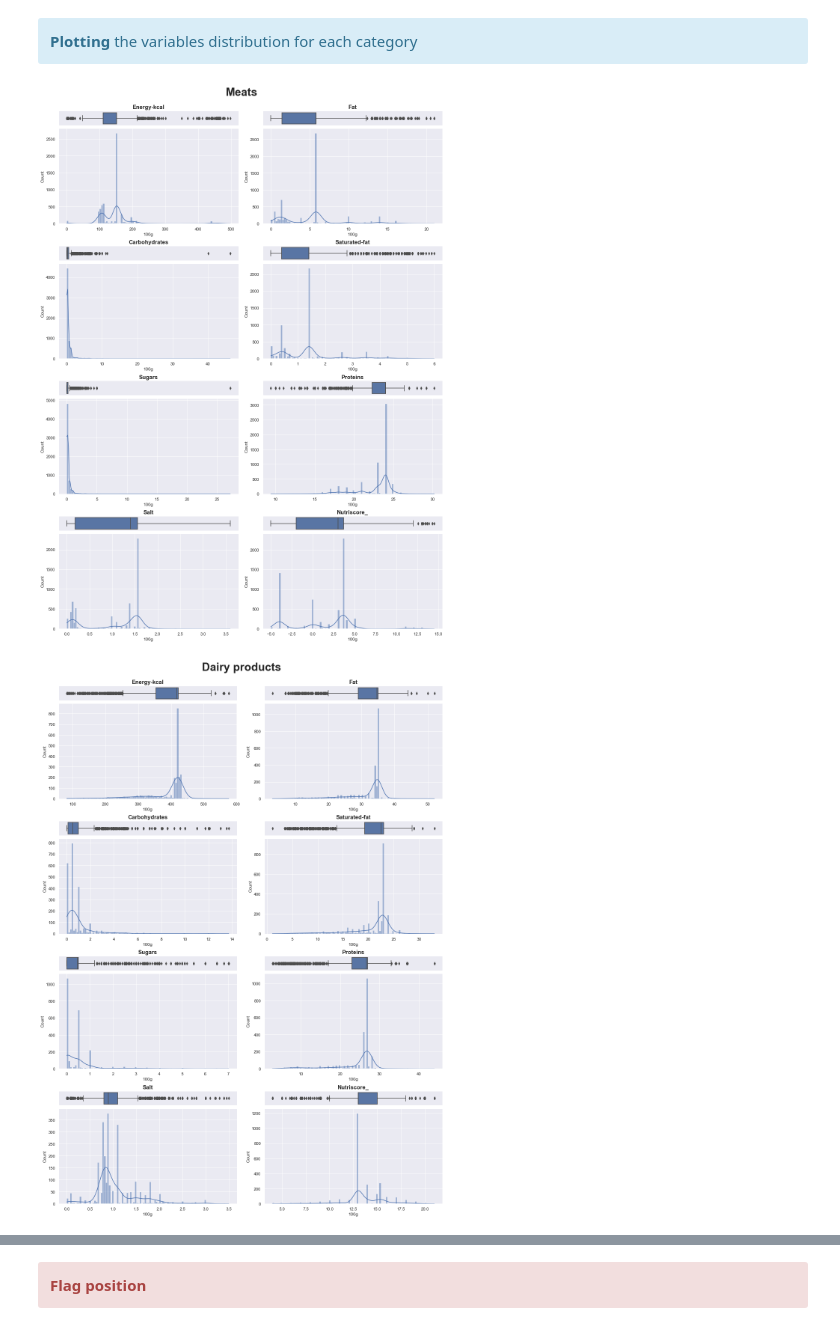
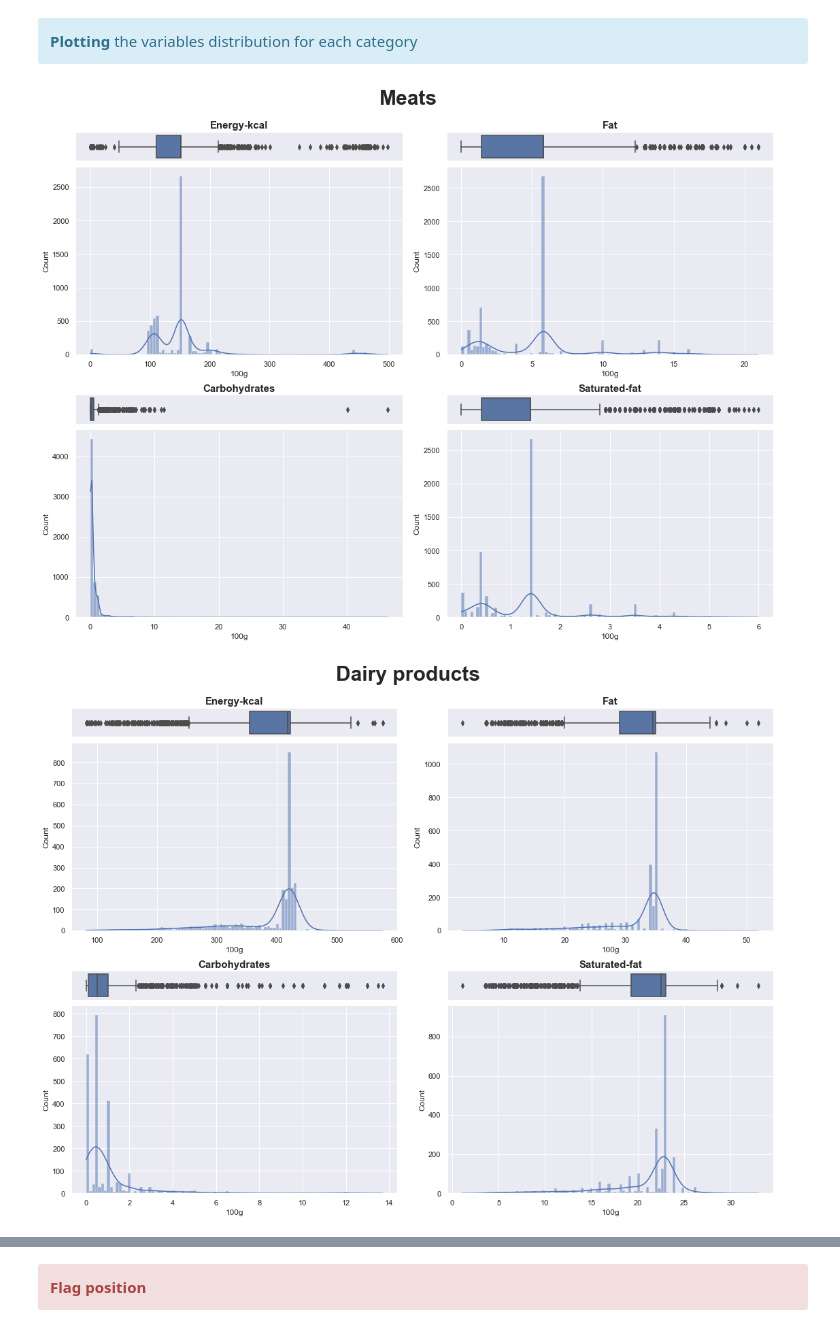
Before and after one commit to samirhinojosa/OC-P3-design-application-public-health, a Jupyter notebook: analysis_notebook.ipynb, the cells around one changed output, grey strips where cells are left out. Cells and saved outputs as stored; diff of their text form; code cells hidden in the pictures.

```diff
--- a/analysis_notebook.ipynb
+++ b/analysis_notebook.ipynb
@@ -330,7 +392,7 @@ Name: code, dtype: int64
     Filtering the dataset based on the <b>3 categories</b> selected
 </div>
 # %%
-df_subset = df_nutri_score[df_nutri_score["renamed_category"].isin(["Meats", "Dairy products", "Snacks"])].copy()
+df_subset = df_products[df_products["renamed_category"].isin(["Meats", "Dairy products", "Snacks"])].copy()
 # %%
 df_subset.shape
 # %% [output]
@@ -395,39 +422,38 @@ for category in df_subset["renamed_category"].unique():
     # to cycle through the columns
     col_boxplot, col_histplot = 0, 0
 
-    for i in range(8):
+    for i in range(4):
 
         for j in range(2):
 
             if i % 2 == 0:
 
                 if col_boxplot > len(NUMERIC_COLS_APP) - 1:
                     break
 
                 ax_box = fig.add_subplot(spec[i, j])
                 boxplot = sns.boxplot(data=df_temp_by_cat, x=NUMERIC_COLS_APP[col_boxplot], ax=ax_box)
 
                 # Remove x axis name for the boxplot
                 ax_box.set(xlabel="", xticks=[])
                 ax_box.set(yticks=[])
 
                 boxplot.set_title(NUMERIC_COLS_APP[col_boxplot][0:-5].capitalize(), fontdict={ "fontsize": 15, "fontweight": "bold" })
 
                 col_boxplot += 1
 
             elif i % 2 != 0:
 
                 if col_histplot > len(NUMERIC_COLS_APP) - 1:
                     break
 
                 ax_hist = fig.add_subplot(spec[i, j])
                 sns.histplot(data=df_temp_by_cat, x=NUMERIC_COLS_APP[col_histplot], bins=100,  kde=True,  ax=ax_hist)
                 ax_hist.set(xlabel="100g")
 
                 col_histplot += 1
 
-#     plt.savefig("img/nan-" + category + ".png", bbox_inches="tight")
     sns.despine(fig)
 # %% [output]
-[figure, old version]
+[figure, new version]
-[figure, old version]
+[figure, new version]
```
Also changed, not shown: parts of 17 cells of this notebook, 3 other files.
